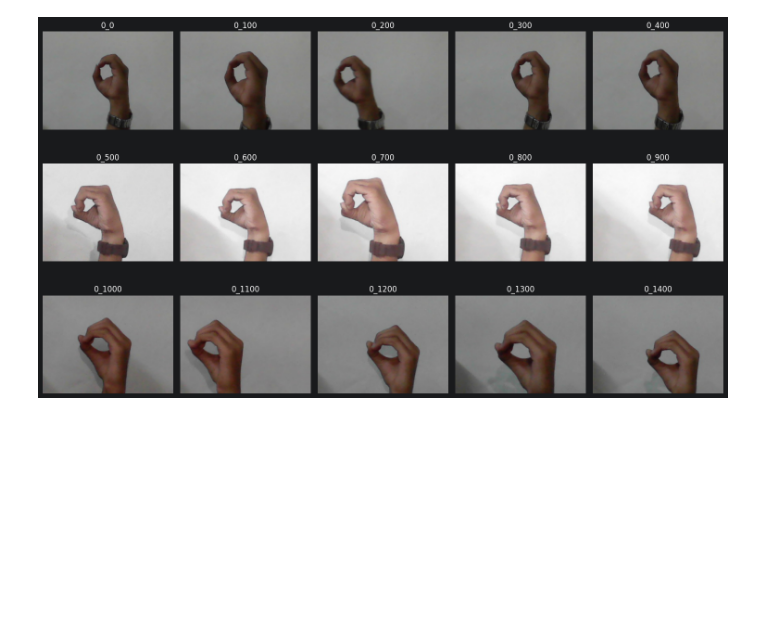
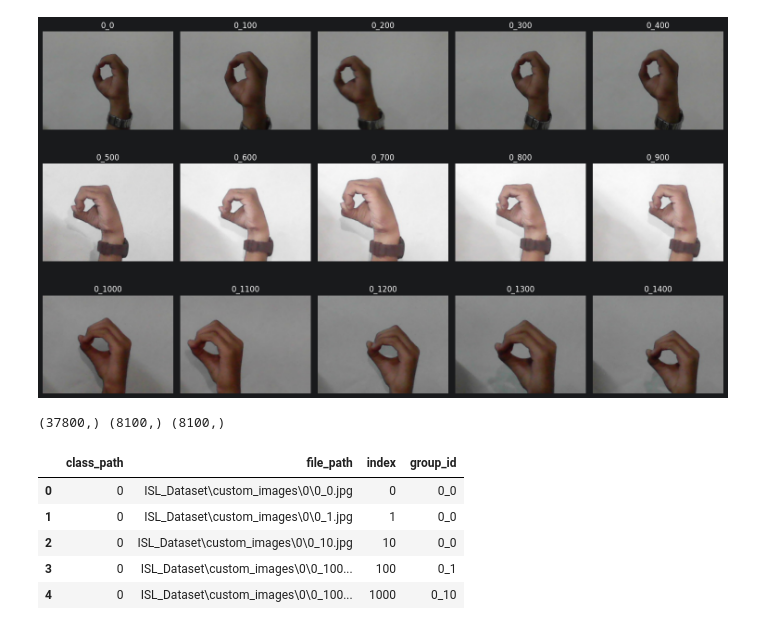
Before and after one commit to aviksarkar0204-stack/AI_Lab_Project, a Jupyter notebook: 01_Data_Exploration_new.ipynb, the cells around one changed output. Cells and saved outputs as stored; diff of their text form; code cells hidden in the pictures; blank space fills up the shorter version.

Commit message:
Add group-wise train/validation/test split implementation using GroupShuffleSplit in 01_Data_Exploration_new notebook

```diff
--- a/01_Data_Exploration_new.ipynb
+++ b/01_Data_Exploration_new.ipynb
@@ -504,3 +504,37 @@ plt.tight_layout()
 plt.show()
 # %% [output]
 [figure]
+# %%
+from sklearn.model_selection import GroupShuffleSplit
+
+# group_id: unique across classes too, so class 'A' group 3 isn't merged with class 'B' group 3
+df['group_id'] = df['class_path'].astype(str) + "_" + (df['index'] // 100).astype(str)
+
+X = df['file_path']
+y = df['class_path']
+groups = df['group_id']
+
+gss = GroupShuffleSplit(n_splits=1, test_size=0.3, random_state=42)
+train_idx, temp_idx = next(gss.split(X, y, groups=groups))
+
+X_train, y_train, groups_train = X.iloc[train_idx], y.iloc[train_idx], groups.iloc[train_idx]
+X_temp, y_temp, groups_temp = X.iloc[temp_idx], y.iloc[temp_idx], groups.iloc[temp_idx]
+
+gss2 = GroupShuffleSplit(n_splits=1, test_size=0.5, random_state=42)
+val_idx, test_idx = next(gss2.split(X_temp, y_temp, groups=groups_temp))
+
+X_val, y_val = X_temp.iloc[val_idx], y_temp.iloc[val_idx]
+X_test, y_test = X_temp.iloc[test_idx], y_temp.iloc[test_idx]
+
+print(X_train.shape, X_val.shape, X_test.shape)
+# %% [output]
+(37800,) (8100,) (8100,)
+# %%
+df.head()
+# %% [output]
+|  | class_path | file_path | index | group_id |
+| 0 | 0 | ISL_Dataset\custom_images\0\0_0.jpg | 0 | 0_0 |
+| 1 | 0 | ISL_Dataset\custom_images\0\0_1.jpg | 1 | 0_0 |
+| 2 | 0 | ISL_Dataset\custom_images\0\0_10.jpg | 10 | 0_0 |
+| 3 | 0 | ISL_Dataset\custom_images\0\0_100... | 100 | 0_1 |
+| 4 | 0 | ISL_Dataset\custom_images\0\0_100... | 1000 | 0_10 |
```
Also changed, not shown: parts of 2 cells of this notebook.
